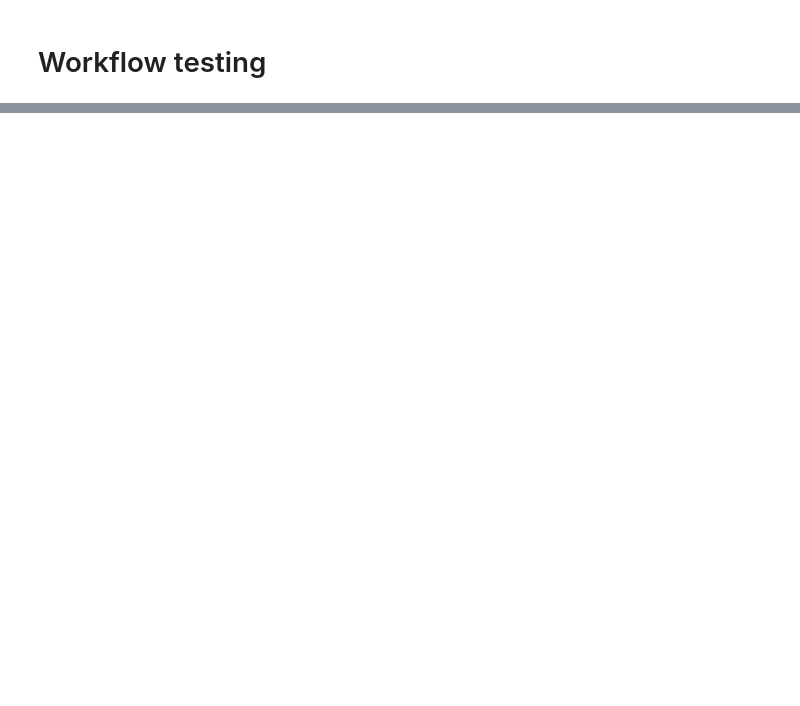
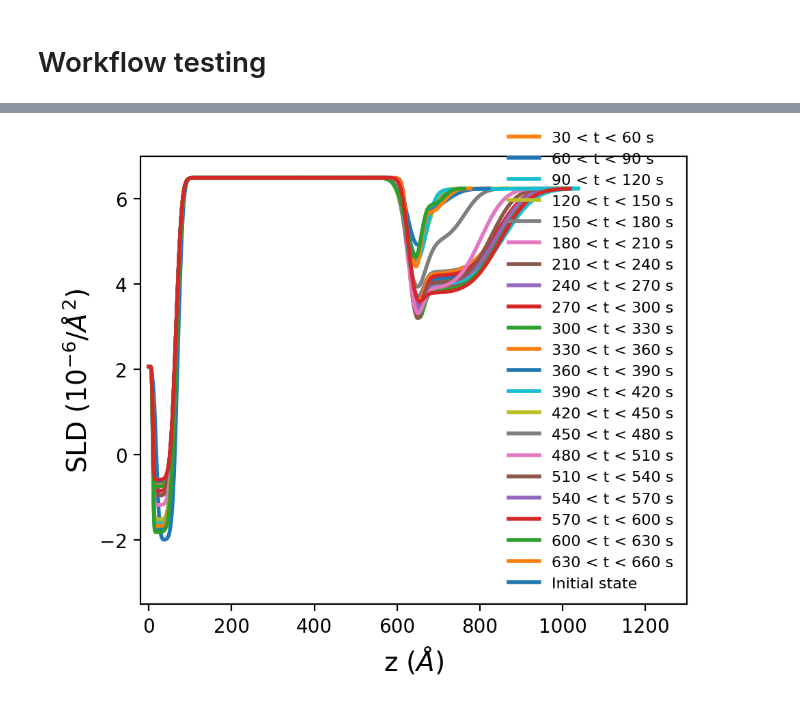
Before and after one commit to mdoucet/TrON, a Jupyter notebook: example_analysis/notebooks/workflow-test.ipynb, the cells around one changed output, grey strips where cells are left out. Cells and saved outputs as stored; diff of their text form; code cells hidden in the pictures; blank space fills up the shorter version.

```diff
--- a/example_analysis/notebooks/workflow-test.ipynb
+++ b/example_analysis/notebooks/workflow-test.ipynb
@@ -92,0 +77,13 @@ summary_plots.plot_dyn_data(dynamic_run, initial_state, final_state,
+# %%
+importlib.reload(summary_plots)
+importlib.reload(model_utils)
+
+initial_state = init_json.replace('expt.json', 'profile.dat')
+final_state = final_json.replace('expt.json', 'profile.dat')
+
+summary_plots.plot_dyn_sld(plotted_data, initial_state, final_state,
+                           dyn_fit_dir=dyn_fit_dir,
+                           show_cl=False, model_name='model-loop-207168', legend_font_size=8, max_z=1300, sld_range=[-3.5, 7])
+plt.savefig('dyn_sld.svg')
+# %% [output]
+[figure, added]
```
Also changed, not shown: parts of 3 cells of this notebook, 5 other files.
